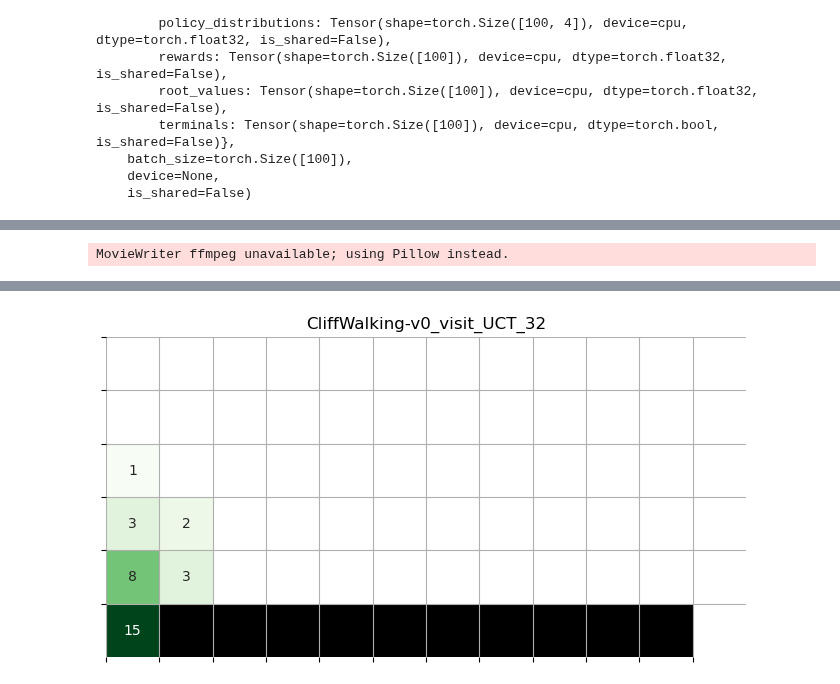
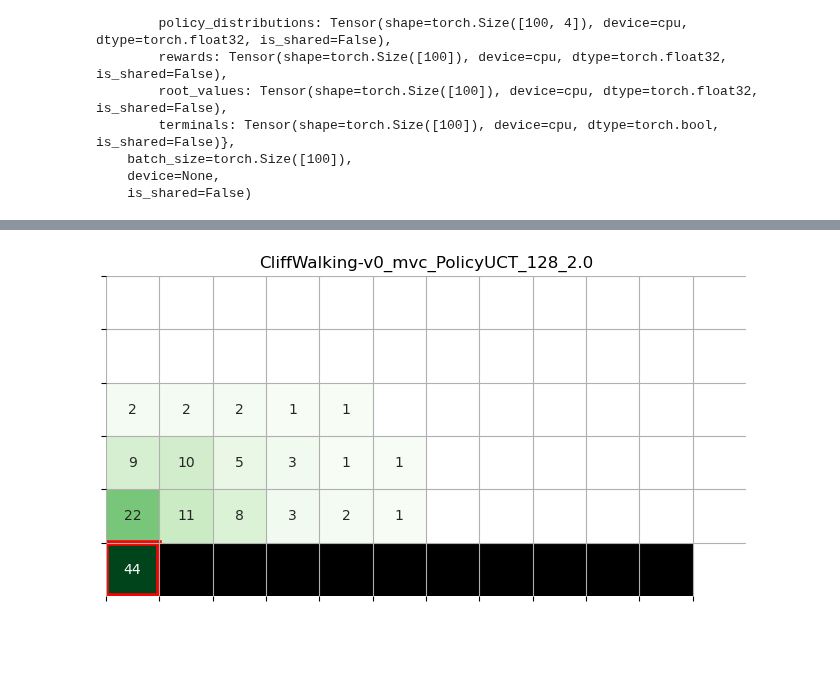
Before and after one commit to albinjal/GeneralAlphaZero, a Jupyter notebook: notebooks/cliff_plot_trees.ipynb, the cells around one changed output, grey strips where cells are left out. Drawn from its saved outputs; the diff is of its cells as text; code cells hidden in the pictures; blank space fills up the shorter version.

Commit message:
animations

```diff
--- a/notebooks/cliff_plot_trees.ipynb
+++ b/notebooks/cliff_plot_trees.ipynb
@@ -18,12 +18,13 @@ from core.node import Node
 
 challenge = parameters.env_challenges[1]
 config_modifications = {
-    "workers": 6,
-    "runs": 100,
     "agent_type": "distance",
     "max_episode_length": 100,
-    "tree_evaluation_policy": "visit",
-    "selection_policy": "UCT",
+    "tree_evaluation_policy": "mvc",
+    "selection_policy": "PolicyUCT",
+    "planning_budget": 128,
+    "puct_c": 2.0,
+
     }
 
 run_config = {**parameters.base_parameters, **challenge, **config_modifications}
@@ -77,8 +78,8 @@ def calculate_density(tree: Node, ncols, nrows):
     return density
 # %%
 
-def plot_denisity(density, ncols=ncols, nrows=nrows):
-
+def plot_denisity(tree: Node, ncols=ncols, nrows=nrows):
+    density = calculate_density(tree, ncols, nrows)
     for (row, col) in cliff_coords:
         density[row, col] = np.nan  # Remove numbers from the cliff cells
     # goal_row, goal_col = goal_coord
@@ -93,6 +94,12 @@ def plot_denisity(density, ncols=ncols, nrows=nrows):
 
     # Plot the heatmap
     ax = sns.heatmap(density, cmap=cmap, cbar=False, annot=True, fmt='.0f', mask=np.isnan(density))
+    root_state = tree.observation
+    # mark the root state by a red border
+    root_row, root_col = obs_to_cords(root_state, ncols)
+    ax.add_patch(plt.Rectangle((root_col, root_row), 1, 1, fill=False, color='red', lw=4))
+
+
     for (row, col) in cliff_coords:
         ax.add_patch(plt.Rectangle((col, row), 1, 1, fill=True, color='black', lw=0))
 
@@ -128,27 +114,26 @@ array([[[ 0.,  0.,  0., ...,  0.,  0.,  0.],
 # %%
 
 from matplotlib.animation import FuncAnimation
 from IPython.display import HTML
-title = f'{run_config["env_description"]}_{run_config["tree_evaluation_policy"]}_{run_config["selection_policy"]}_{run_config["planning_budget"]}'
-def animate_density(densities, ncols=observation_embedding.ncols, nrows=observation_embedding.nrows):
+title = f'{run_config["env_description"]}_{run_config["tree_evaluation_policy"]}_{run_config["selection_policy"]}_{run_config["planning_budget"]}_{run_config["puct_c"]}'
+def animate_density(trees, ncols=observation_embedding.ncols, nrows=observation_embedding.nrows):
     fig, ax = plt.subplots()
     # remove space around the plot
     plt.subplots_adjust(left=0, right=1, top=1, bottom=0)
     def update(frame):
         ax.clear()
         ax.set_title(title)
-        plot_denisity(densities[frame], ncols, nrows)
+        plot_denisity(trees[frame], ncols, nrows)
         # add grid
         ax.grid(True)
 
-    anim = FuncAnimation(fig, update, frames=len(densities), repeat=False)
+    anim = FuncAnimation(fig, update, frames=len(trees), repeat=False)
     return anim
 
-anim = animate_density(densities)
+anim = animate_density(trees)
 # show in notebook on mac
-anim.save(f"outfiles/{title}.gif", fps=5)
+# anim.save(f"outfiles/{title}.gif", fps=3)
 HTML(anim.to_jshtml())
 # %% [output]
-MovieWriter ffmpeg unavailable; using Pillow instead.
 [interactive output not drawn]
-[figure, old version]
+[figure, new version]
```
Also changed, not shown: parts of 1 cell of this notebook, 1 other file.
